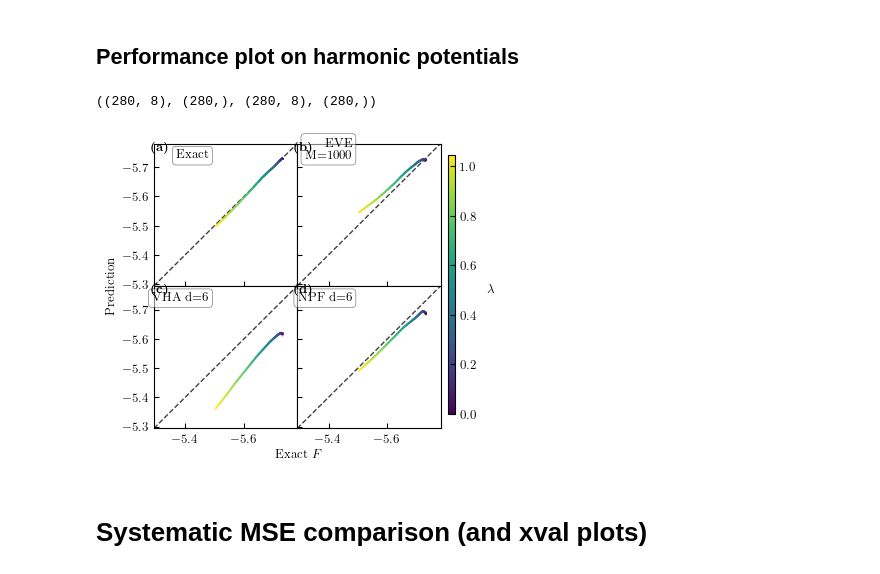
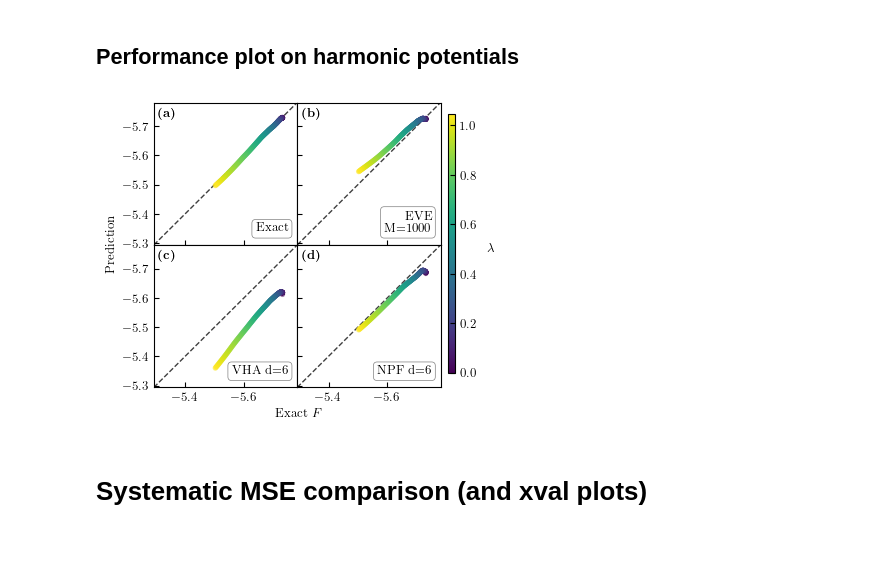
Before and after one commit to StefanoPolla/DFTQML, a Jupyter notebook: notebooks/energy_prediction_benchmarks.ipynb, the cells around one changed output. Cells and saved outputs as stored; diff of their text form; code cells hidden in the pictures; blank space fills up the shorter version.

Commit message:
Finalized plotting for khon sham data

```diff
--- a/notebooks/energy_prediction_benchmarks.ipynb
+++ b/notebooks/energy_prediction_benchmarks.ipynb
@@ -302,15 +311,11 @@ with plt.style.context("figstyle.mplstyle"):
 N_MAX_HARMONIC = 280
 harmonic_potentials, strengths = dftqml.utils.load_harmonic_potentials(data_path(L, N, U, HARMONIC_POTENTIALS) + '.h5', N_MAX_HARMONIC, 0)
 harmonic_densities, harmonic_energies = dftqml.utils.load_dft_data(data_path(L, N, U, HARMONIC_EXACT) + '.h5', N_MAX_HARMONIC)
-# %%
-harmonic_potentials.shape, strengths.shape, harmonic_densities.shape, harmonic_energies.shape
-# %% [output]
-((280, 8), (280,), (280, 8), (280,))
 # %%
 
 from matplotlib.lines import Line2D
 
-ms = 2.5
+ms = 15
 alpha = 0.5
 
 ndata = 1000
@@ -338,8 +343,8 @@ with plt.style.context("figstyle.mplstyle"):
 
     for i, source in enumerate(source_list):
         axlist[i].text(
-            -5.48,
-            -5.72,
+            -5.75,
+            -5.33,
             titles[i],
             ha="right",
             va="bottom",
@@ -348,56 +353,35 @@ with plt.style.context("figstyle.mplstyle"):
 
         model, history_dict = dftqml.tfmodel.load_model(
             cnn_path(L, N, U, source, ndata, 1), get_history_dict=True
         )
         prediction = np.ravel(model(harmonic_densities).numpy())
 
         axlist[i].scatter(harmonic_energies, prediction, s=ms, alpha=alpha, zorder=0, edgecolors='none',c=strengths, cmap=cmap, norm=norm)
-        #lims = [np.min([test_y, prediction]), np.max([test_y, prediction])]
         axlist[i].plot(lims, lims, "k--", alpha=0.75, lw=1, zorder=-1)
 
-        # axlist[i].set_ylim(*axlist[i].get_xlim())
-
-        # if source != EXACT:
-        #     _, train_energies = dftqml.utils.load_dft_data(data_path(L, N, U, source), 1000)
-        #     axlist[i].scatter(
-        #         exact_energies[:1000],
-        #         train_energies,
-        #         s=ms,
-        #         alpha=alpha,
-        #         zorder=1,
-        #         edgecolors='none'
-        #     )
 
     axlist[0].set_xlim(*lims)
     axlist[0].set_ylim(*lims)
 
 
     blue_dot = Line2D([], [], color=colors[0], marker="o", linestyle="None", markersize=5)
     orange_dot = Line2D([], [], color=colors[1], marker="o", linestyle="None", markersize=5)
 
-    # handles = [blue_dot]#, orange_dot]
-    # labels = ["CNN predictions"]#, "training data"]
-    # fig.legend(handles, labels, loc="upper center", bbox_to_anchor= (0.51, 0.98), ncol=2)
-
     axlist[0].set_ylabel("Prediction", y=0)
     axlist[2].set_xlabel(r"Exact $F$", x=1)
 
     plt.subplots_adjust(hspace=0, wspace=0)
-    lim = (plt.gca().get_xlim()[0] + 0.01, plt.gca().get_ylim()[1]-0.01)
+    lim = (plt.gca().get_xlim()[0] - 0.015, plt.gca().get_ylim()[1]+0.015)
     for i, ax in enumerate(axlist):
         ax.text(*lim, r'\textbf{('f'{chr(97+i)}'r')}', ha="left", va="top")
-    # fig.colorbar(axlist[i].collections[0], ax=axlist[i], orientation="vertical")
     cbar_ax = fig.add_axes([0.92, 0.15, 0.02, 0.7])  # Position the colorbar
     sm = cm.ScalarMappable(norm=norm, cmap=cmap)  # Create a ScalarMappable
     cbar = fig.colorbar(sm, cax=cbar_ax)
     cbar.set_label(r"$\lambda$", rotation=0, labelpad=10)
-    # cbar.ax.xaxis.set_label_position("bottom")
-    # cbar.ax.xaxis.set_ticks_position("bottom")  # Ensure ticks align properly
-
 
     plt.show()
 # %% [output]
-[figure, old version]
+[figure, new version]
 # %% [markdown]
 # Systematic MSE comparison (and xval plots)
 # %% [markdown]
```
Also changed, not shown: parts of 1 cell of this notebook, 3 other files.
